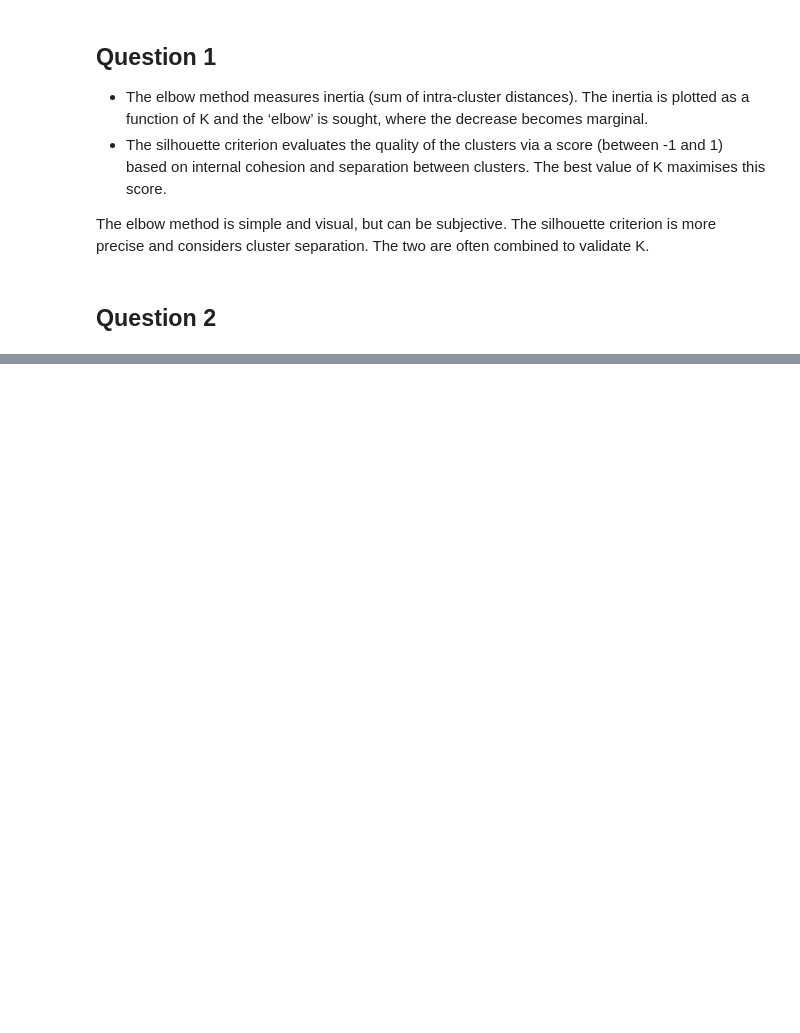
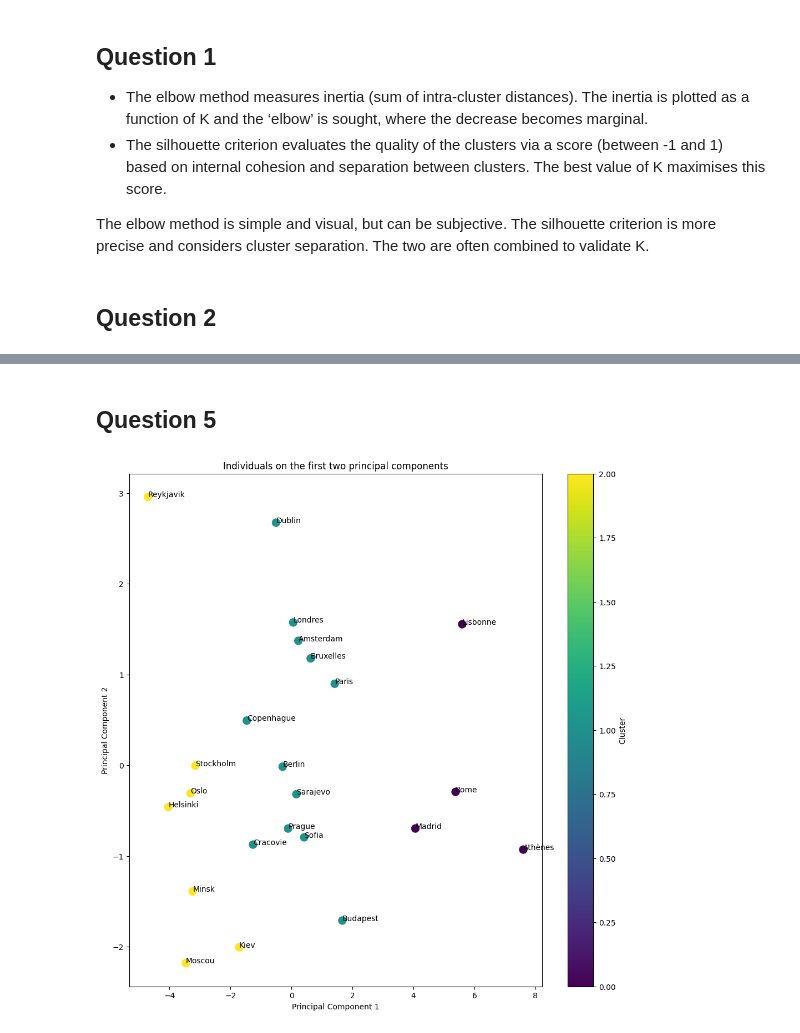
Before and after one commit to gael-mehdi/e-business-db-mini-projet, a Jupyter notebook: Part_1_unsupervised_learning.ipynb, the cells around one changed output, grey strips where cells are left out. Cells and saved outputs as stored; diff of their text form; code cells hidden in the pictures; blank space fills up the shorter version.

```diff
--- a/Part_1_unsupervised_learning.ipynb
+++ b/Part_1_unsupervised_learning.ipynb
@@ -94,6 +94,7 @@ from sklearn.preprocessing import StandardScaler
 # %%
 # Centering and Standardizing Data
 Z = StandardScaler().fit_transform(X)
+df_Z = pd.DataFrame(Z, columns=data.columns[1:-5])
 print(Z)
 # %% [output]
 [[ 0.53806681  0.30819317  0.37313567 -0.05250287 -0.26156905 -0.64016627
@@ -258,0 +274,10 @@ Silhouette score for 9 clusters: 0.33727186405024945
+# %%
+# Appliquer le K-means clustering avec 3 clusters
+kmeans_3 = KMeans(n_clusters=3, random_state=42)
+kmeans_3.fit(Z)
+
+# Ajouter les labels des clusters au DataFrame Z
+df_Z['Cluster'] = kmeans_3.labels_
+
+# Afficher les résultats
+print(df_Z)
@@ -258,0 +302,26 @@ Silhouette score for 9 clusters: 0.33727186405024945
+# %% [markdown]
+## Question 5
+# %%
+# Plotting the individuals on the first two principal components
+fig, ax = plt.subplots(figsize=(12, 12))
+
+# Scatter plot of the individuals
+scatter = ax.scatter(coord[:, 0], coord[:, 1], c=df_Z['Cluster'], cmap='viridis', s=100)
+
+# Adding labels to the points
+for i in range(len(coord)):
+    ax.annotate(data['Ville'][i], (coord[i, 0], coord[i, 1]))
+
+# Adding titles and labels
+ax.set_title('Individuals on the first two principal components')
+ax.set_xlabel('Principal Component 1')
+ax.set_ylabel('Principal Component 2')
+
+# Adding a color bar
+cbar = plt.colorbar(scatter)
+cbar.set_label('Cluster')
+
+# Display the plot
+plt.show()
+# %% [output]
+[figure, added]
```
Also changed, not shown: parts of 11 cells of this notebook.
